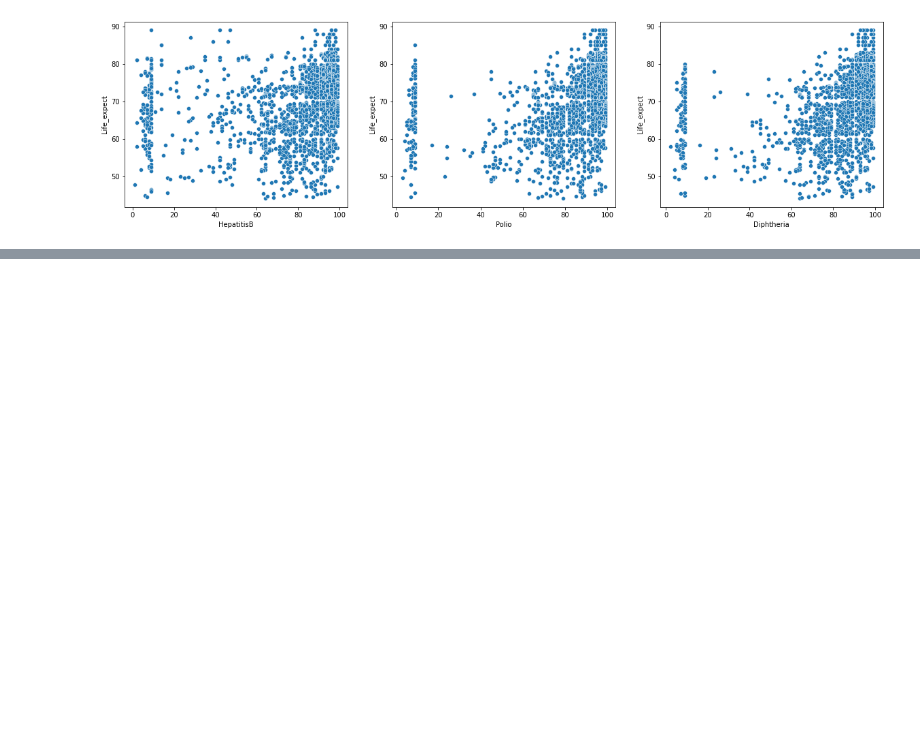
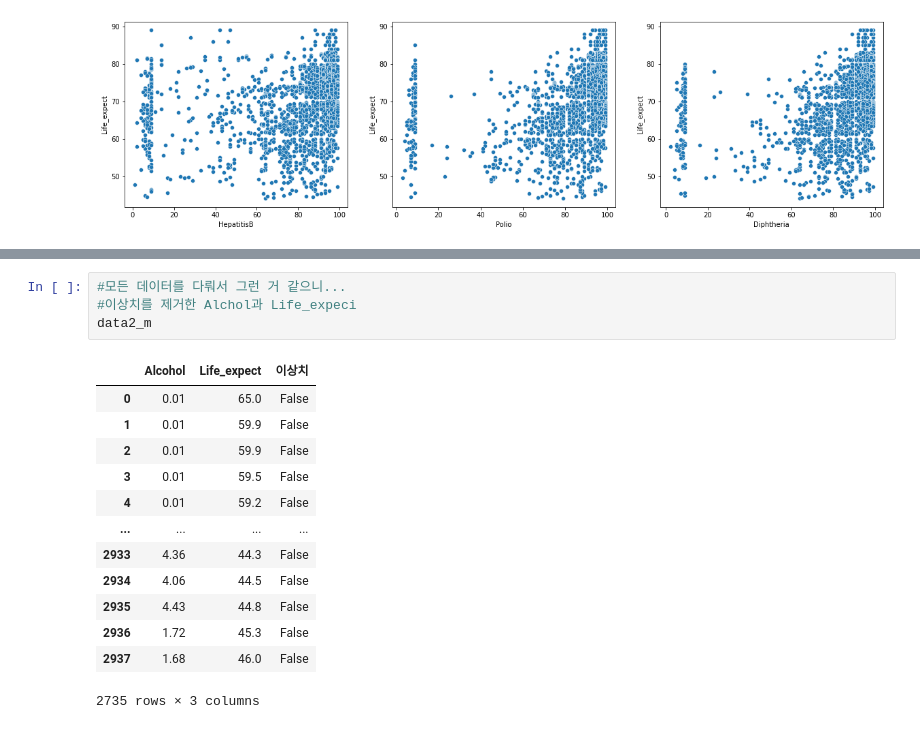
Before and after one commit to doraemon49/SDA-22-2, a Jupyter notebook: Life.ipynb, the cells around one changed output, grey strips where cells are left out. Cells and saved outputs as stored; diff of their text form; blank space fills up the shorter version.

Commit message:
상위 데이터를 활용하여 상관관계 분석

```diff
--- a/Life.ipynb
+++ b/Life.ipynb
@@ -562,0 +603,18 @@ SpearmanrResult(correlation=0.3501635715097011, pvalue=1.8370975190526576e-69)
+# %%
+#모든 데이터를 다뤄서 그런 거 같으니...
+#이상치를 제거한 Alchol과 Life_expeci
+data2_m
+# %% [output]
+|  | Alcohol | Life_expect | 이상치 |
+| 0 | 0.01 | 65.0 | False |
+| 1 | 0.01 | 59.9 | False |
+| 2 | 0.01 | 59.9 | False |
+| 3 | 0.01 | 59.5 | False |
+| 4 | 0.01 | 59.2 | False |
+| ... | ... | ... | ... |
+| 2933 | 4.36 | 44.3 | False |
+| 2934 | 4.06 | 44.5 | False |
+| 2935 | 4.43 | 44.8 | False |
+| 2936 | 1.72 | 45.3 | False |
+| 2937 | 1.68 | 46.0 | False |
+2735 rows × 3 columns
```
Also changed, not shown: parts of 14 cells of this notebook, 3 other files.
